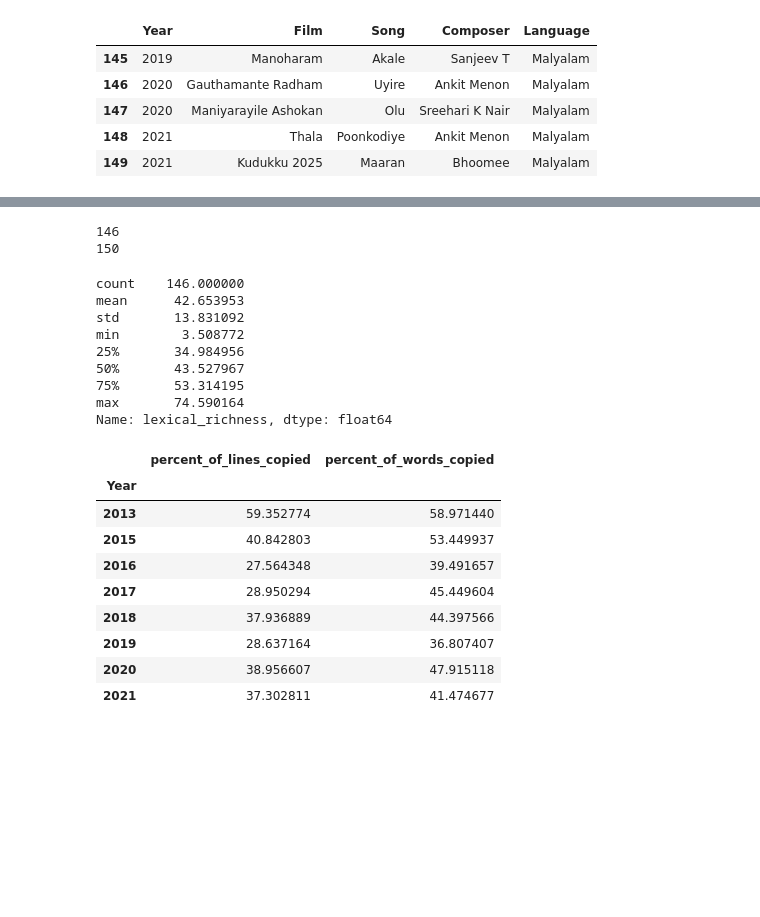
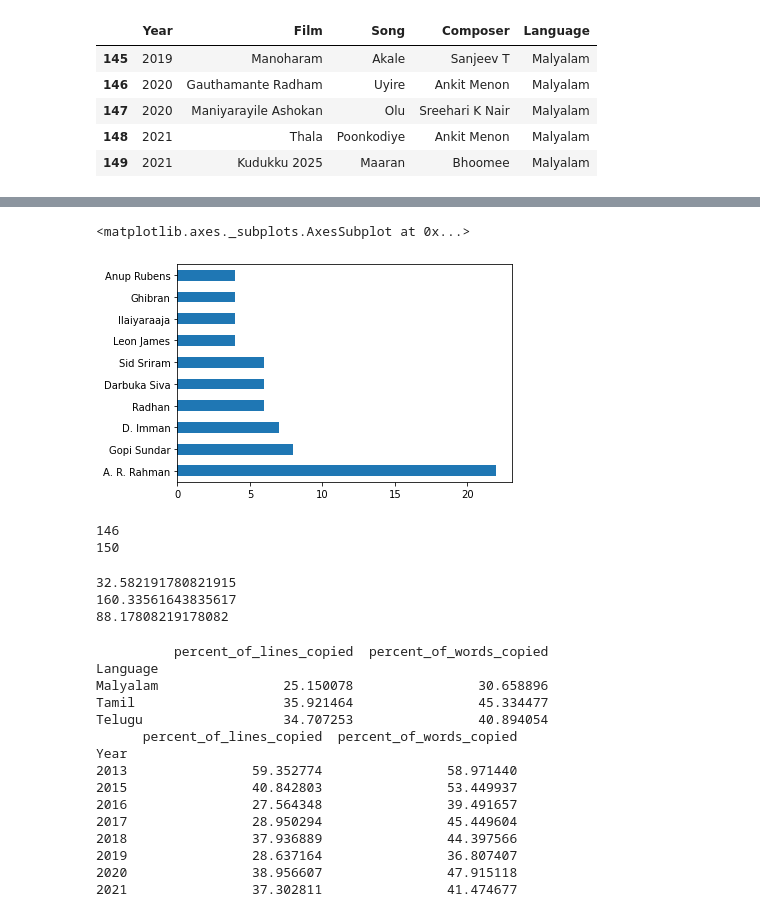
Before and after one commit to projectyotta/sid-sriram-analysis, a Jupyter notebook: sid_sriram_analysis.ipynb, the cells around one changed output, grey strips where cells are left out. Cells and saved outputs as stored; diff of their text form; code cells hidden in the pictures; blank space fills up the shorter version.

```diff
--- a/sid_sriram_analysis.ipynb
+++ b/sid_sriram_analysis.ipynb
@@ -15,3 +18,6 @@ df.tail()
 # %%
 # # How many songs has he outputted ?
-# df['Composer'].value_counts().sort_values(ascending=False)[0:10].plot(kind = 'barh')
+df['Composer'].value_counts().sort_values(ascending=False)[0:10].plot(kind = 'barh')
+# %% [output]
+<matplotlib.axes._subplots.AxesSubplot at 0x...>
+[figure, added]
@@ -114,53 +117,45 @@ merged['percent_of_words_copied'] = ((merged['original_word_count'] - merged['un
 # %%
-# merged.to_csv('merged.csv')
-
 # The number of lines per song on average
 # The number of words per song on average
 # average number of unique lines
 # average number of unique words
 
-# print(merged.original_line_count.describe()['mean'])
-# print(merged.unique_line_count.describe()['mean'])
-# print(merged.original_word_count.describe()['mean'])
-# print(merged.unique_word_count.describe()['mean'])
+
+print(merged.unique_line_count.describe()['mean'])
+print(merged.original_word_count.describe()['mean'])
+print(merged.unique_word_count.describe()['mean'])
 
 
-# lexical richness of each artist (i.e., what proportion of the words used in the songs are distinct)
 
-
-merged['lexical_richness'] = ((merged['original_word_count'] - merged['unique_word_count']) / merged['original_word_count'] ) * 100
-
-merged.lexical_richness.describe()
+merged.to_csv('merged.csv')
 # %% [output]
-count    146.000000
-mean      42.653953
-std       13.831092
-min        3.508772
-25%       34.984956
-50%       43.527967
-75%       53.314195
-max       74.590164
-Name: lexical_richness, dtype: float64
+32.582191780821915
+160.33561643835617
+88.17808219178082
 # %%
-
 # In what language does he copy the most
 # get weighted percentage based on numhber of songs in each language
-# merged.groupby(['Language']).mean()[['percent_of_lines_copied','percent_of_words_copied']]
+print(merged.groupby(['Language']).mean()[['percent_of_lines_copied','percent_of_words_copied']])
 
 
 # In what year does he copy the most
 # has the copying gotten worse or better over time
-# merged.groupby(['Year']).mean()[['percent_of_lines_copied','percent_of_words_copied']]
+print(merged.groupby(['Year']).mean()[['percent_of_lines_copied','percent_of_words_copied']])
 
 # merged.groupby(['Year','Language']).mean()[['percent_of_lines_copied','percent_of_words_copied']]
 # %% [output]
-|  | percent_of_lines_copied | percent_of_words_copied |
-| Year |  |  |
-| 2013 | 59.352774 | 58.971440 |
-| 2015 | 40.842803 | 53.449937 |
-| 2016 | 27.564348 | 39.491657 |
-| 2017 | 28.950294 | 45.449604 |
-| 2018 | 37.936889 | 44.397566 |
-| 2019 | 28.637164 | 36.807407 |
-| 2020 | 38.956607 | 47.915118 |
-| 2021 | 37.302811 | 41.474677 |
+          percent_of_lines_copied  percent_of_words_copied
+Language
+Malyalam                25.150078                30.658896
+Tamil                   35.921464                45.334477
+Telugu                  34.707253                40.894054
+      percent_of_lines_copied  percent_of_words_copied
+Year
+2013                59.352774                58.971440
+2015                40.842803                53.449937
+2016                27.564348                39.491657
+2017                28.950294                45.449604
+2018                37.936889                44.397566
+2019                28.637164                36.807407
+2020                38.956607                47.915118
+2021                37.302811                41.474677
```
Also changed, not shown: parts of 21 cells of this notebook, 1 other file.
